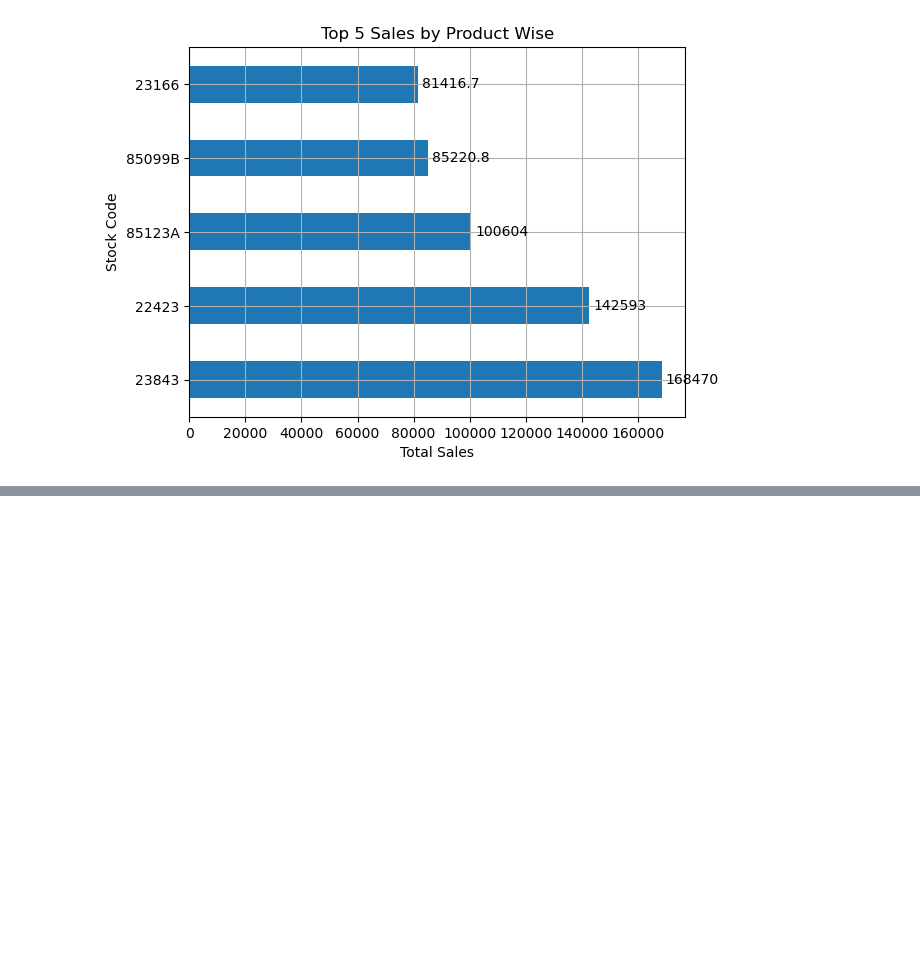
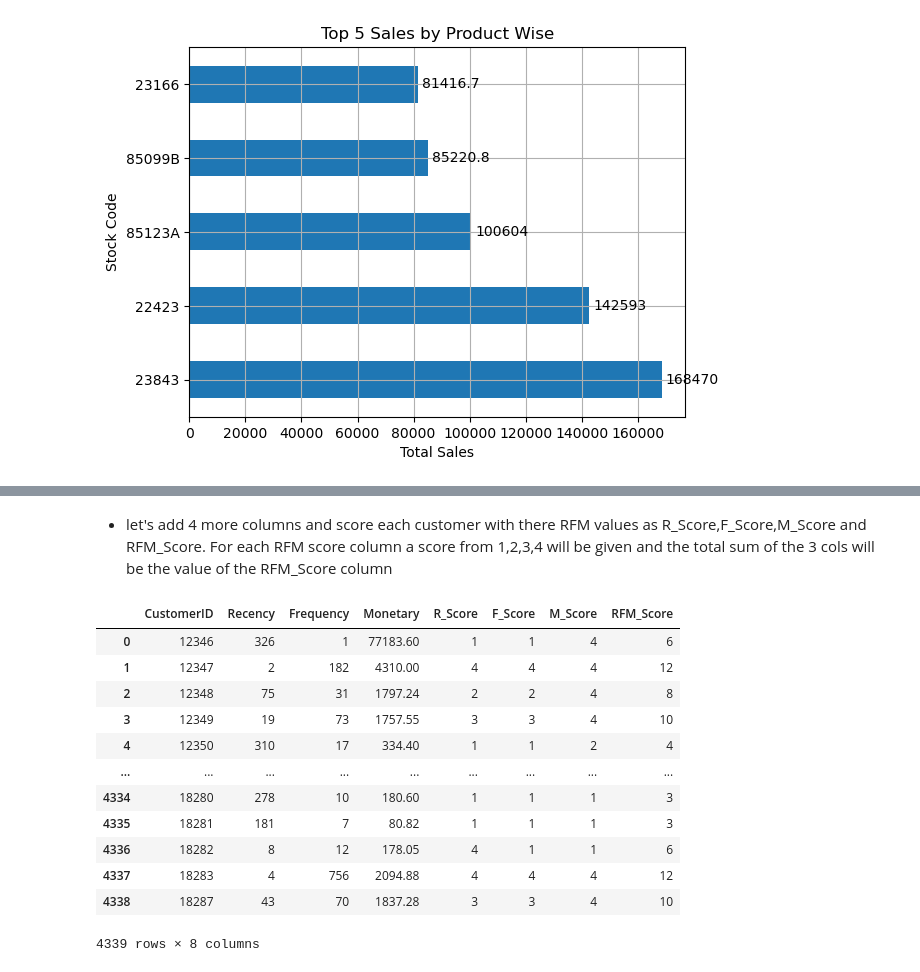
Before and after one commit to chanduka99/Retail_Data_Analysis, a Jupyter notebook: LargeScaleDataAnalysis.ipynb, the cells around one changed output, grey strips where cells are left out. Cells and saved outputs as stored; diff of their text form; code cells hidden in the pictures; blank space fills up the shorter version.

```diff
--- a/LargeScaleDataAnalysis.ipynb
+++ b/LargeScaleDataAnalysis.ipynb
@@ -532,0 +554,11 @@ plt.show()
+# %%
+# first we will make the rfm table
+current_date = df4["InvoiceDate"].max()+ pd.Timedelta(days=1)
+df_rfm = df4.groupby("CustomerID").agg({
+    "InvoiceDate": lambda x : (current_date - x.max()).days,
+    "InvoiceNo": "count",
+    "TotalSales": "sum"
+}).reset_index()
+df_rfm["CustomerID"] = pd.to_numeric(df_rfm["CustomerID"],downcast='signed')
+df_rfm.columns=["CustomerID","Recency","Frequency","Monetary"]
+df_rfm
@@ -532,0 +579,26 @@ plt.show()
+# %% [markdown]
+-   let's add 4 more columns and score each customer with there RFM values as R_Score,F_Score,M_Score and RFM_Score. For each RFM score column a score from 1,2,3,4 will be given and the total sum of the 3 cols will be the value of the RFM_Score column
+# %%
+df_rfm["R_Score"]= pd.qcut(df_rfm["Recency"],4,labels=[4,3,2,1])
+df_rfm["F_Score"] = pd.qcut(df_rfm["Frequency"],4,labels=[1,2,3,4])
+df_rfm["M_Score"] = pd.qcut(df_rfm["Monetary"],4,labels=[1,2,3,4])
+# turning categorical type data in scores to int. otherwise we can't add to get the RFM_Score
+df_rfm["R_Score"] = df_rfm["R_Score"].astype(int)
+df_rfm["F_Score"] = df_rfm["F_Score"].astype(int)
+df_rfm["M_Score"] = df_rfm["M_Score"].astype(int)
+df_rfm["RFM_Score"]= df_rfm["R_Score"]+df_rfm["F_Score"]+df_rfm["M_Score"]
+df_rfm
+# %% [output]
+|  | CustomerID | Recency | Frequency | Monetary | R_Score | F_Score | M_Score | RFM_Score |
+| 0 | 12346 | 326 | 1 | 77183.60 | 1 | 1 | 4 | 6 |
+| 1 | 12347 | 2 | 182 | 4310.00 | 4 | 4 | 4 | 12 |
+| 2 | 12348 | 75 | 31 | 1797.24 | 2 | 2 | 4 | 8 |
+| 3 | 12349 | 19 | 73 | 1757.55 | 3 | 3 | 4 | 10 |
+| 4 | 12350 | 310 | 17 | 334.40 | 1 | 1 | 2 | 4 |
+| ... | ... | ... | ... | ... | ... | ... | ... | ... |
+| 4334 | 18280 | 278 | 10 | 180.60 | 1 | 1 | 1 | 3 |
+| 4335 | 18281 | 181 | 7 | 80.82 | 1 | 1 | 1 | 3 |
+| 4336 | 18282 | 8 | 12 | 178.05 | 4 | 1 | 1 | 6 |
+| 4337 | 18283 | 4 | 756 | 2094.88 | 4 | 4 | 4 | 12 |
+| 4338 | 18287 | 43 | 70 | 1837.28 | 3 | 3 | 4 | 10 |
+4339 rows × 8 columns
```
Also changed, not shown: parts of 4 cells of this notebook.
